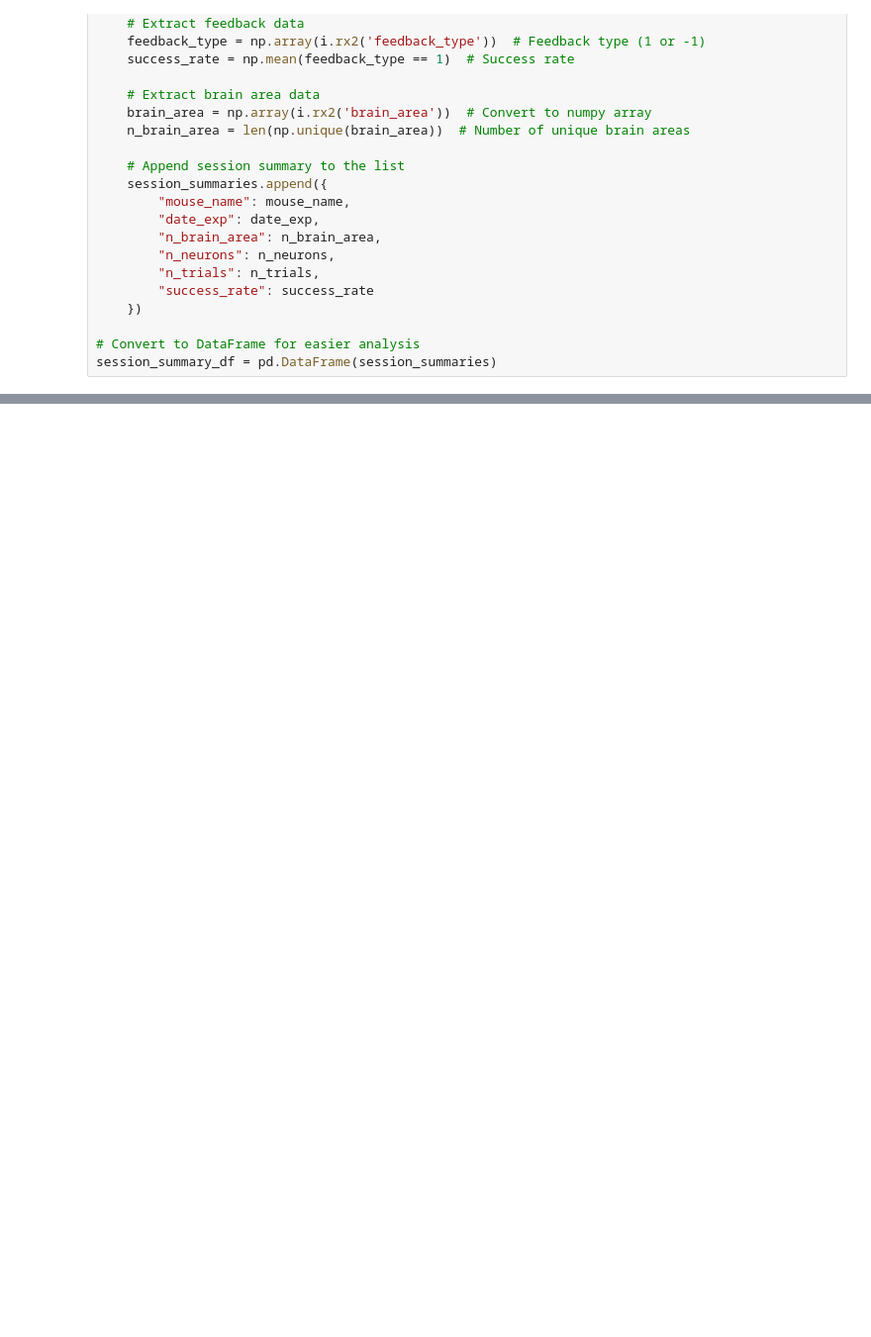
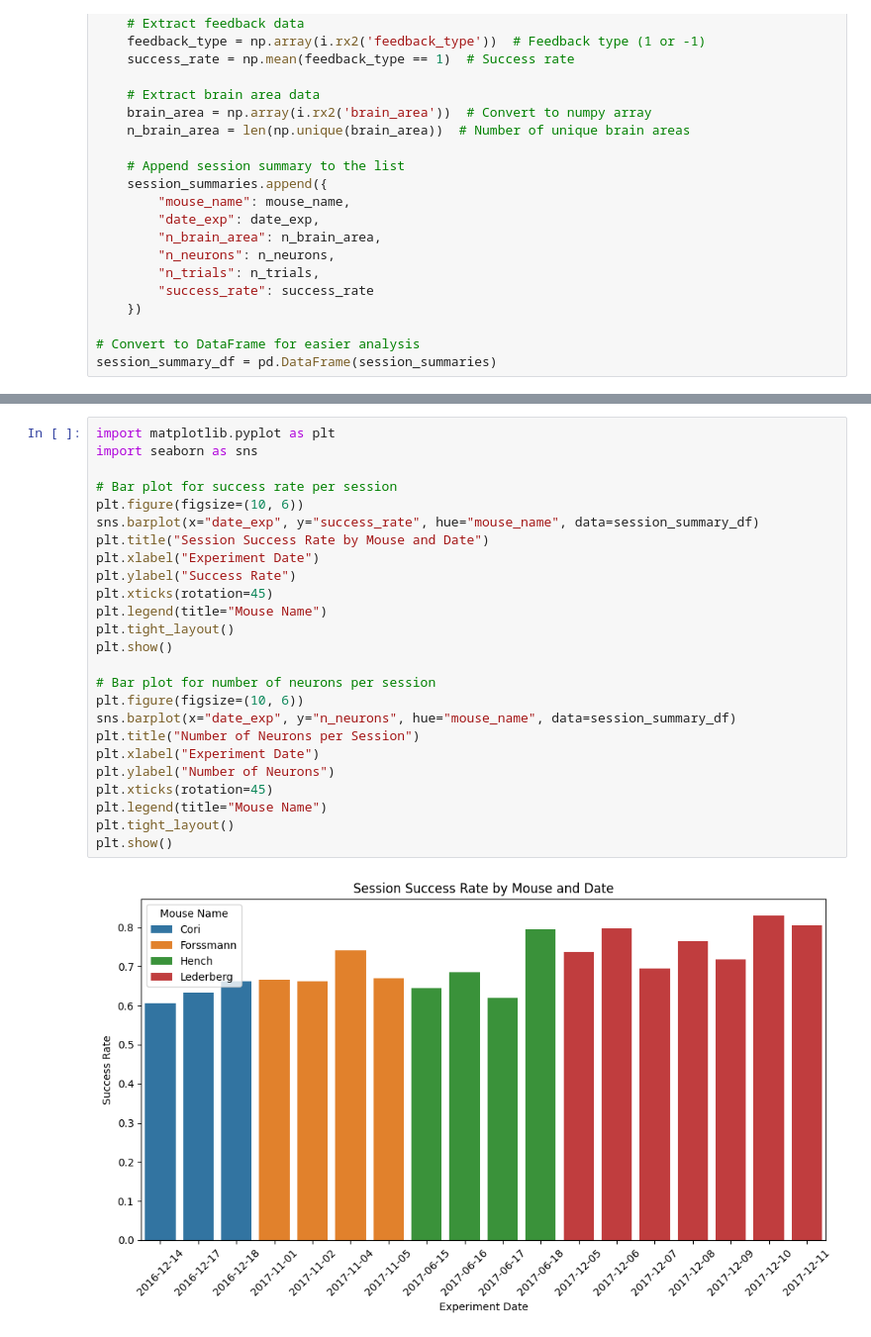
Before and after one commit to shantanudeshp/sta-141a-final-project, a Jupyter notebook: EDA.ipynb, the cells around one changed output, grey strips where cells are left out. Shown at 99% size. Saved outputs shown, nothing was run; the diff lists cells and outputs as text; blank space fills up the shorter version.

```diff
--- a/EDA.ipynb
+++ b/EDA.ipynb
@@ -57,0 +78,27 @@ session_summary_df = pd.DataFrame(session_summaries)
+# %%
+import matplotlib.pyplot as plt
+import seaborn as sns
+
+# Bar plot for success rate per session
+plt.figure(figsize=(10, 6))
+sns.barplot(x="date_exp", y="success_rate", hue="mouse_name", data=session_summary_df)
+plt.title("Session Success Rate by Mouse and Date")
+plt.xlabel("Experiment Date")
+plt.ylabel("Success Rate")
+plt.xticks(rotation=45)
+plt.legend(title="Mouse Name")
+plt.tight_layout()
+plt.show()
+
+# Bar plot for number of neurons per session
+plt.figure(figsize=(10, 6))
+sns.barplot(x="date_exp", y="n_neurons", hue="mouse_name", data=session_summary_df)
+plt.title("Number of Neurons per Session")
+plt.xlabel("Experiment Date")
+plt.ylabel("Number of Neurons")
+plt.xticks(rotation=45)
+plt.legend(title="Mouse Name")
+plt.tight_layout()
+plt.show()
+# %% [output]
+[figure, added]
```
Also changed, not shown: parts of 6 cells of this notebook, 1 other file.
